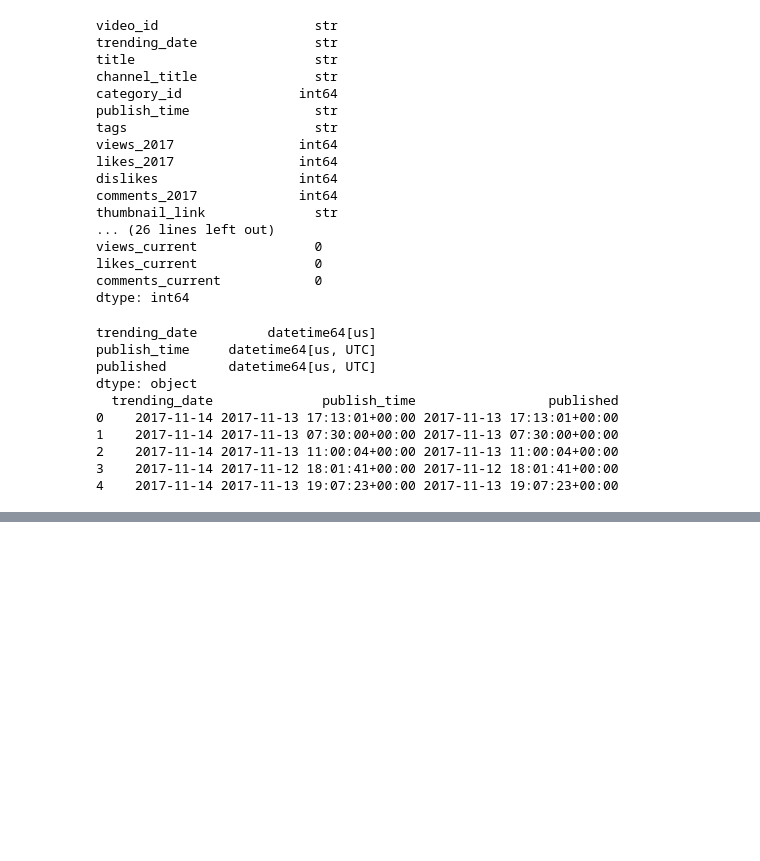
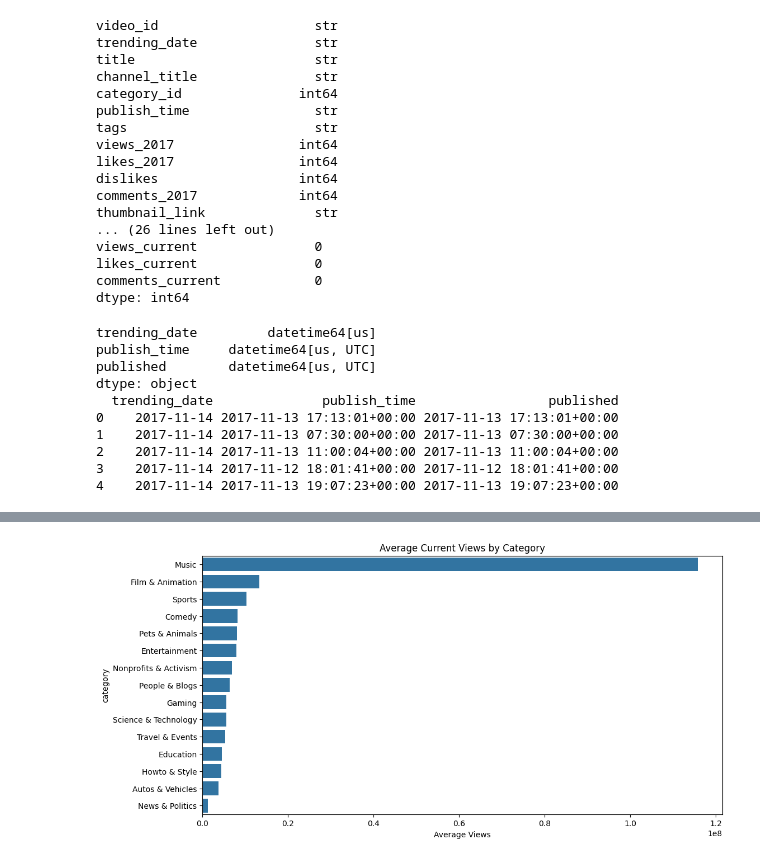
Before and after one commit to summeraskey/final-project, a Jupyter notebook: final.ipynb, the cells around one changed output, grey strips where cells are left out. Cells and saved outputs as stored; diff of their text form; code cells hidden in the pictures; blank space fills up the shorter version.

```diff
--- a/final.ipynb
+++ b/final.ipynb
@@ -230,0 +343,21 @@ dtype: object
+# %%
+# EDA on Category: which categories get the most views/engagement?
+
+category_map = {
+    1: "Film & Animation", 2: "Autos & Vehicles", 10: "Music",
+    15: "Pets & Animals", 17: "Sports", 19: "Travel & Events",
+    20: "Gaming", 22: "People & Blogs", 23: "Comedy",
+    24: "Entertainment", 25: "News & Politics", 26: "Howto & Style",
+    27: "Education", 28: "Science & Technology", 29: "Nonprofits & Activism"
+}
+df["category"] = df["category_id"].map(category_map)
+
+# Views by category
+plt.figure(figsize=(12, 6))
+cat_views = df.groupby("category")["views_current"].mean().sort_values(ascending=False)
+sns.barplot(x=cat_views.values, y=cat_views.index)
+plt.title("Average Current Views by Category")
+plt.xlabel("Average Views")
+plt.show()
+# %% [output]
+[figure, added]
```
Also changed, not shown: parts of 10 cells of this notebook.
